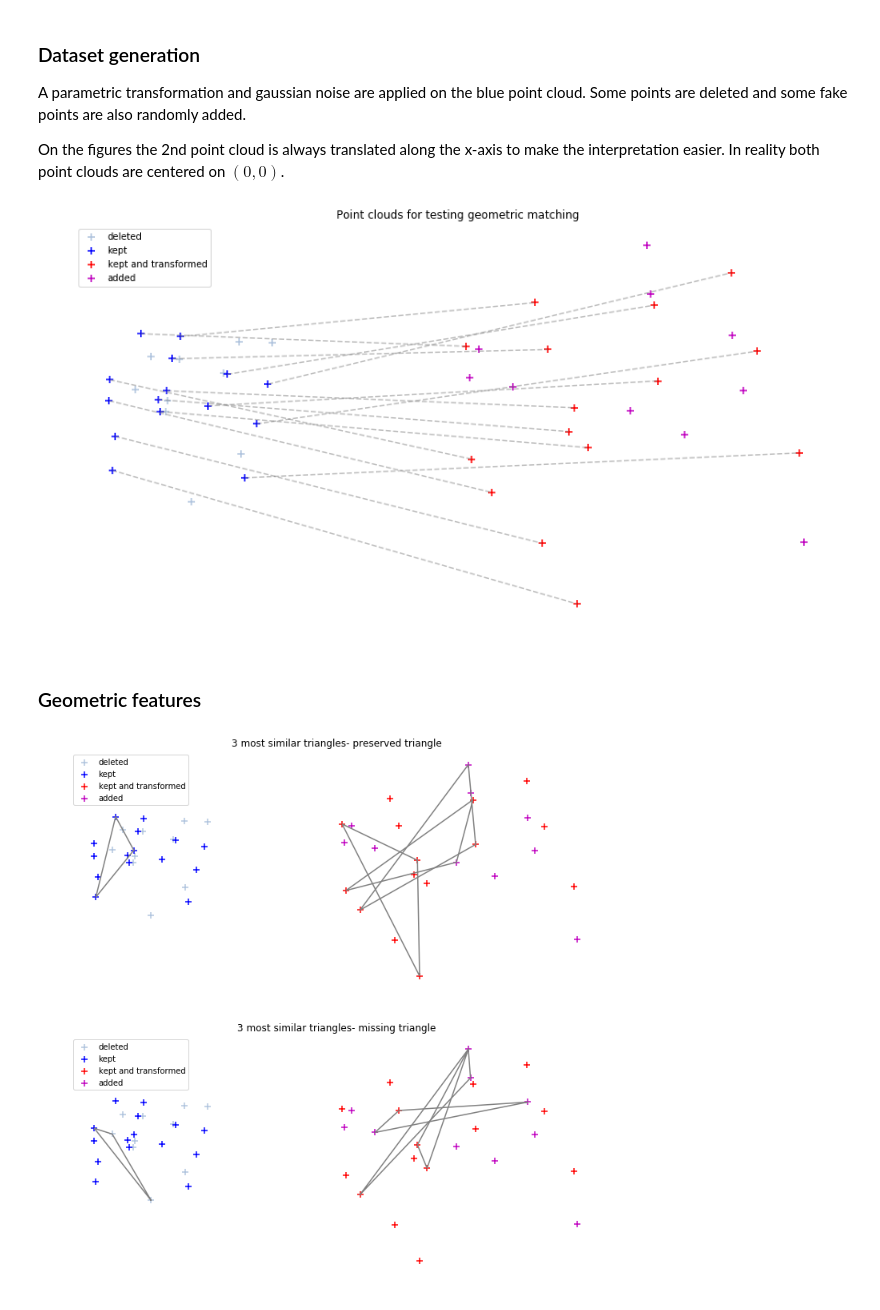
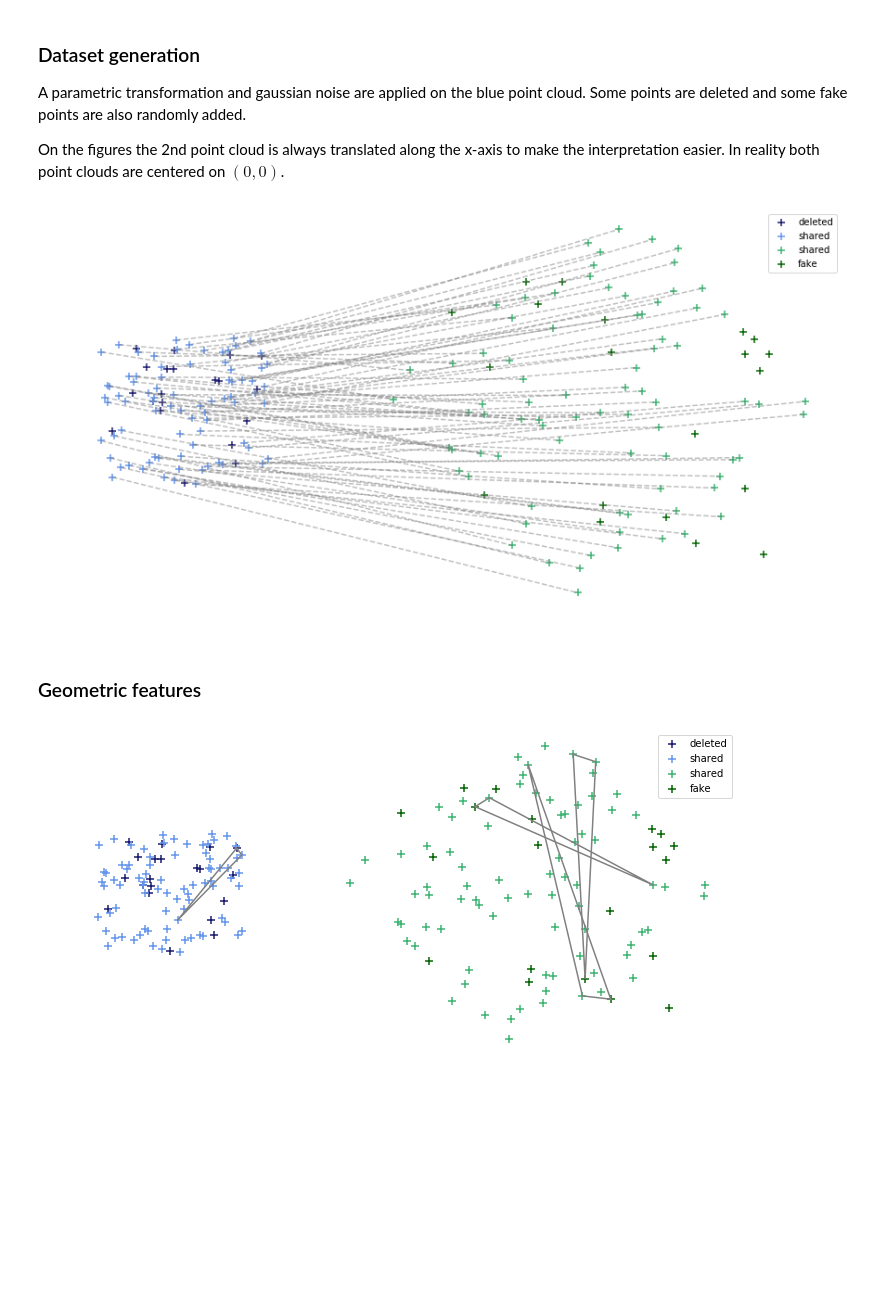
Before and after one commit to maximenannan/image-matching, a Jupyter notebook: notebooks/Geometric matching applied to point clouds.ipynb, the cells around one changed output. Saved outputs shown, nothing was run; the diff lists cells and outputs as text; code cells hidden in the pictures; blank space fills up the shorter version.

```diff
--- a/notebooks/Geometric matching applied to point clouds.ipynb
+++ b/notebooks/Geometric matching applied to point clouds.ipynb
@@ -19,9 +19,9 @@ sigma = 1e-2
 scaling_factor = 2.0
 theta =np.pi/5
 
-N1 = 25
-N_fake = 10
-N_deleted = 10
+N1 = 100
+N_fake = 20
+N_deleted = 20
 N2 = N1 - N_deleted + N_fake
 T = 20 # Number of triangles selected per points in the first dataset
 nNN=300 # Number of nearest triangles to extract
@@ -34,10 +34,10 @@ points2 = np.concatenate([points2, fake_points2], axis=0)
 # %%
 def draw_point_clouds(points1, points2, offset, N1, N_deleted, ax, with_mapping=True):
     N2_real = N1 - N_deleted
-    ax.scatter(points1[:N_deleted,0], points1[:N_deleted,1], marker='+', s=60, color='lightsteelblue', label='deleted')
-    ax.scatter(points1[N_deleted:,0], points1[N_deleted:,1], marker='+', s=60, color='b', label='kept')
-    ax.scatter(points2[:N2_real,0] + offset, points2[:N2_real, 1], marker='+', s=60, color='r', label='kept and transformed')
-    ax.scatter(points2[N2_real:,0] + offset, points2[N2_real:, 1], marker='+', s=60, color='m', label='added')
+    ax.scatter(points1[:N_deleted,0], points1[:N_deleted,1], marker='+', s=60, color='midnightblue', label='deleted')
+    ax.scatter(points1[N_deleted:,0], points1[N_deleted:,1], marker='+', s=60, color='cornflowerblue', label='shared')
+    ax.scatter(points2[:N2_real,0] + offset, points2[:N2_real, 1], marker='+', s=60, color='mediumseagreen', label='shared')
+    ax.scatter(points2[N2_real:,0] + offset, points2[N2_real:, 1], marker='+', s=60, color='darkgreen', label='fake')
     ax.legend(loc=0)
 
     if with_mapping:
@@ -47,8 +47,8 @@ def draw_point_clouds(points1, points2, offset, N1, N_deleted, ax, with_mapping=
 
 fig, ax = plt.subplots(1, 1, figsize=(15, 8))
 draw_point_clouds(points1, points2, 5., N1, N_deleted, ax)
-_ = ax.set_title('Point clouds for testing geometric matching')
+# _ = ax.set_title('Point clouds for testing geometric matching')
 # %% [output]
-[figure, old version]
+[figure, new version]
 # %% [markdown]
 ### Geometric features
@@ -77,34 +79,34 @@ nearest_neighbors = nearest_neighbors.reshape((-1, T, nNN))
 # %%
 def draw_triangle(coordinates, ax):
     x = np.tile(coordinates[:, 0], 2)[:4]
     y = np.tile(coordinates[:, 1], 2)[:4]
     ax.plot(x, y, color='gray')
 
-fig, ax = plt.subplots(2, 1, figsize=(12, 12))
-draw_point_clouds(points1, points2, 5., N1, N_deleted, ax[0], False)
-draw_point_clouds(points1, points2, 5., N1, N_deleted, ax[1], False)
+fig, ax = plt.subplots(1, 1, figsize=(12, 6))
+draw_point_clouds(points1, points2, 5., N1, N_deleted, ax, False)
+# draw_point_clouds(points1, points2, 5., N1, N_deleted, ax[1], False)
 
 K = 3
-p1, t1 = 10, 8 # 5-th triangle associated to the 2nd point
+p1, t1 = 4, 0 # 5-th triangle associated to the 2nd point
 query_triangle = triangles1[p1][t1]
-draw_triangle(query_triangle, ax[0])
+draw_triangle(query_triangle, ax)
 nearest_triangles = triangles2.reshape((-1,6))[nearest_neighbors[p1][t1]].reshape((-1,3,2))
 for triangle in nearest_triangles[:K]:
-    draw_triangle(triangle + np.array([5., 0.]), ax[0])
+    draw_triangle(triangle + np.array([5., 0.]), ax)
 
-ax[0].set_title(f'{K} most similar triangles- preserved triangle')
+# ax[0].set_title(f'{K} most similar triangles- preserved triangle')
 
 
-p2, t2 = 8, 7 # 5-th triangle associated to the 2nd point
-query_triangle = triangles1[p2][t2]
-draw_triangle(query_triangle, ax[1])
-nearest_triangles = triangles2.reshape((-1,6))[nearest_neighbors[p2][t2]].reshape((-1,3,2))
-for triangle in nearest_triangles[:K]:
-    draw_triangle(triangle + np.array([5., 0.]), ax[1])
+# p2, t2 = 15, 9 # 5-th triangle associated to the 2nd point
+# query_triangle = triangles1[p2][t2]
+# draw_triangle(query_triangle, ax[1])
+# nearest_triangles = triangles2.reshape((-1,6))[nearest_neighbors[p2][t2]].reshape((-1,3,2))
+# for triangle in nearest_triangles[:K]:
+#     draw_triangle(triangle + np.array([5., 0.]), ax[1])
 
-_ = ax[1].set_title(f'{K} most similar triangles- missing triangle')
+# _ = ax[1].set_title(f'{K} most similar triangles- missing triangle')
 # %% [output]
-[figure, old version]
+[figure, new version]
 # %%
 # Compute potentials (similarity between triangles from the first dataset and the second one)
 potentials = np.exp(-(nearest_distances / np.mean(nearest_distances)))
```
Also changed, not shown: parts of 12 cells of this notebook.
